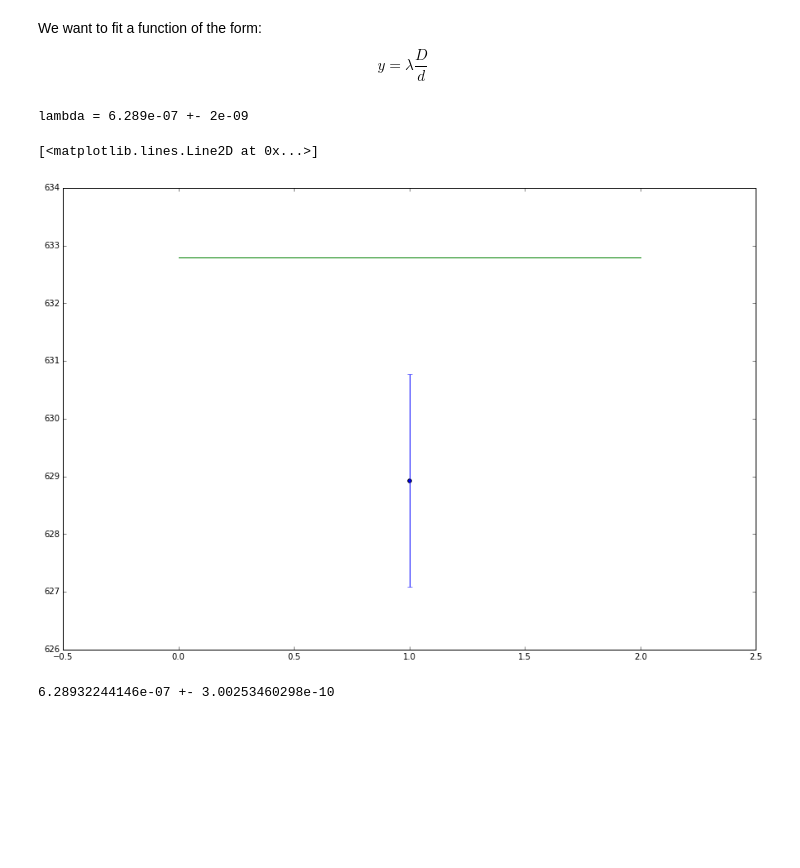
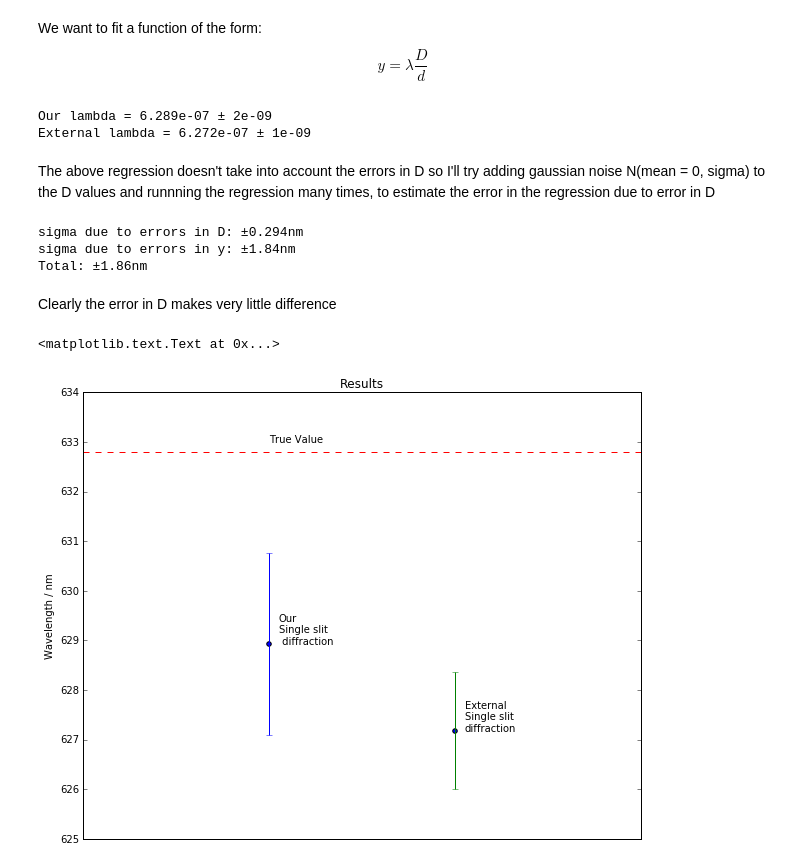
Before and after one commit to TomHodson/Notebooks, a Jupyter notebook: Extended investigation data analysis.ipynb, the cells around one changed output. Saved outputs shown, nothing was run; the diff lists cells and outputs as text; code cells hidden in the pictures; blank space fills up the shorter version.

```diff
--- a/Extended investigation data analysis.ipynb
+++ b/Extended investigation data analysis.ipynb
@@ -89,6 +71,7 @@ We want to fit a function of the form:
 $$ y = \lambda \frac{D}{d} $$
 # %%
 true_l = 632.8e-9
+
 from scipy.optimize import curve_fit
 
 def fn(x, l):
@@ -97,30 +80,67 @@ def fn(x, l):
 
 def fit(D ,d ,y, delta_y, p0 = true_l):
     popt, pcov = curve_fit(fn, np.array([D, d]), y, p0 = p0, sigma = delta_y, absolute_sigma = True)
-    l = popt
-    sigma = np.sqrt(pcov[0])
+    l = popt[0]
+    sigma = np.sqrt(pcov[0])[0]
     return l, sigma
 
-l, sigma = fit(data.D, data.d, data.y, data.delta_y)
-print("lambda = {:.4} +- {:.1}".format(l[0], sigma[0]))
+l, delta_l = fit(data.D, data.d, data.y, data.delta_y)
+print("Our lambda = {:.4} ± {:.1}".format(l, delta_l))
 
-plt.scatter((1), (l * 1e9))
-plt.errorbar((1), (l * 1e9), yerr = (sigma * 1e9))
-plt.plot((0, 2), (true_l * 1e9, true_l * 1e9))
+
+### results from the paper we found ###
+g = 0.601 * 1e6 #m^-1
+delta_g = 0.003 * 1e6 #m^-1
+L = 2.653 #m
+l2 = 1 / (g * L)
+delta_l2 = delta_g / (L * g)**2
+
+print("External lambda = {:.4} ± {:.1}".format(l2, delta_l2))
 # %% [output]
-lambda = 6.289e-07 +- 2e-09
+Our lambda = 6.289e-07 ± 2e-09
+External lambda = 6.272e-07 ± 1e-09
-[<matplotlib.lines.Line2D at 0x...>]
-[figure, removed]
+# %% [markdown]
+The above regression doesn't take into account the errors in D so I'll try adding gaussian noise N(mean = 0, sigma) to the D values and runnning the regression many times, to estimate the error in the regression due to error in D
 # %%
-#the above regression doesn't take into account the errors in D
-#try adding gaussian noise N(mean = 0, sigma) to the D values and runnning the regression many times, to estimate
-#the error in the regression due to error in D
 def trial():
     noise = np.random.normal(loc = 0.0, scale = 0.005, size = len(data.D))
     D = data.D + noise
     l, sigma = fit(D, data.d, data.y, data.delta_y)
     return l
 ls = np.array([trial() for i in range(1000)])
-print(ls.mean(), "+-", ls.std())
+print("sigma due to errors in D: ±{:.3}nm".format(ls.std() * 1e9))
+print("sigma due to errors in y: ±{:.3}nm".format(delta_l * 1e9))
+print("Total: ±{:.3}nm".format(np.sqrt(delta_l**2 + ls.std()**2) * 1e9))
 # %% [output]
-6.28932244146e-07 +- 3.00253460298e-10
+sigma due to errors in D: ±0.294nm
+sigma due to errors in y: ±1.84nm
+Total: ±1.86nm
+# %% [markdown]
+Clearly the error in D makes very little difference
+# %%
+#collect the results together with some labels
+ls = np.array([l, l2]) * 1e9
+delta_ls = np.array([delta_l, delta_l2]) * 1e9
+labels = ('Our\nSingle slit\n diffraction', 'External\nSingle slit\ndiffraction')
+
+#our value for lambda
+plt.scatter((1), (l * 1e9))
+plt.errorbar((1), (l * 1e9), yerr = (delta_l * 1e9))
+plt.annotate(labels[0], (1.05,l*1e9))
+
+#external experiment
+plt.scatter((2), (l2 * 1e9))
+plt.errorbar((2), (l2 * 1e9), yerr = (delta_l2 * 1e9))
+plt.annotate(labels[1], (2.05,l2*1e9))
+
+#true value
+plt.plot((0, 3), (true_l * 1e9, true_l * 1e9), "--")
+plt.annotate("True Value", (1,true_l * 1e9 + 0.2))
+
+plt.gca().get_xaxis().set_visible(False)
+plt.title("Results")
+plt.xlim((0,3))
+plt.gca().set_ylabel('Wavelength / nm')
+# %% [output]
+<matplotlib.text.Text at 0x...>
+[figure, added]
```
Also changed, not shown: parts of 6 cells of this notebook.
